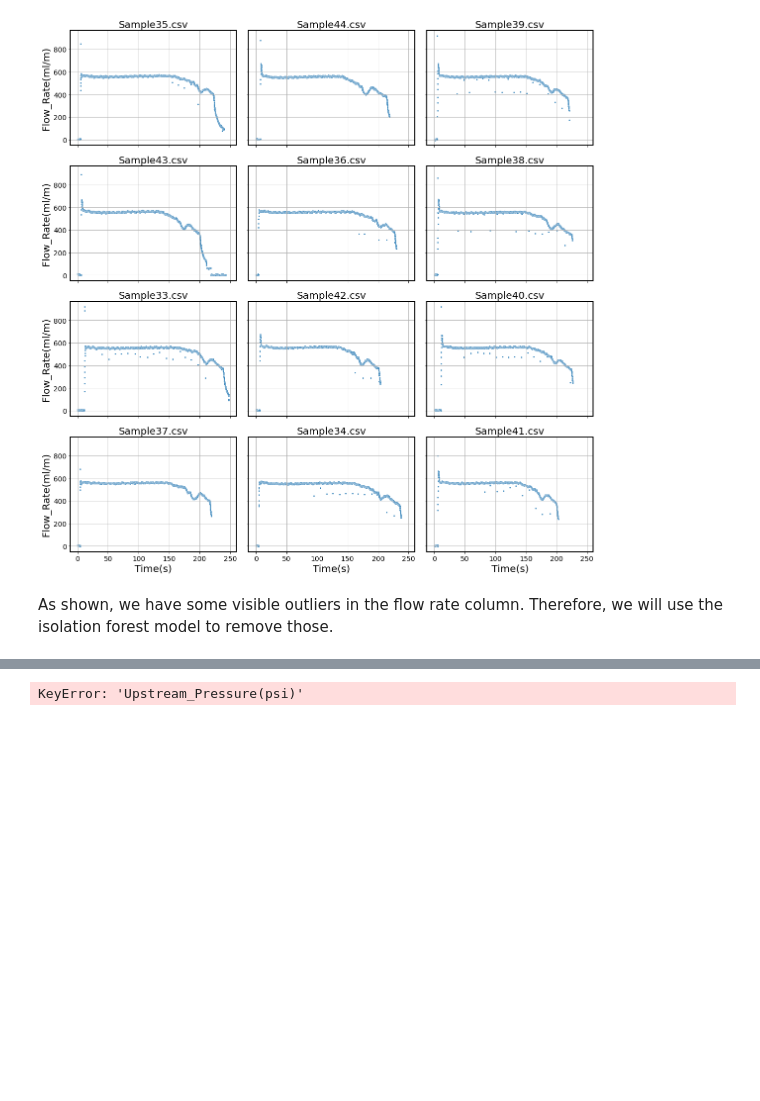
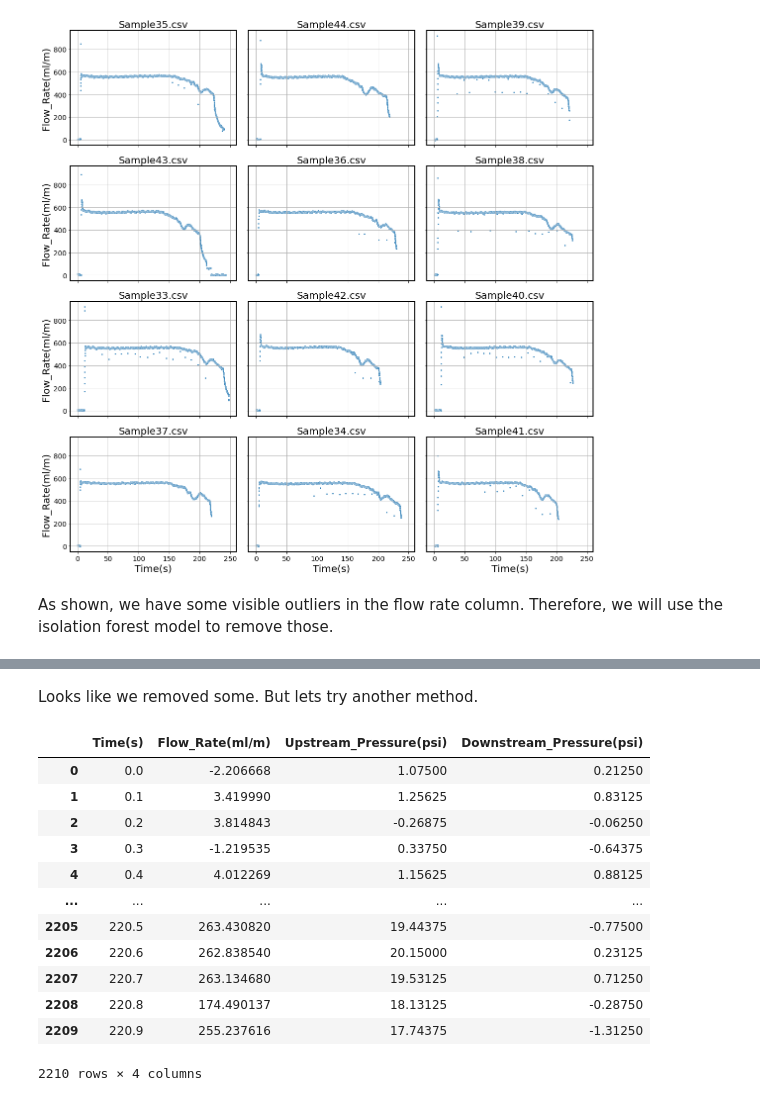
Before and after one commit to AddisonAV/DataChallenge2020, a Jupyter notebook: main.ipynb, the cells around one changed output, grey strips where cells are left out. Drawn from its saved outputs; the diff is of its cells as text; code cells hidden in the pictures; blank space fills up the shorter version.

```diff
--- a/main.ipynb
+++ b/main.ipynb
@@ -164,12 +64,2 @@ df_test
-# %%
-UP_Pessure = np.array(df_test['Upstream_Pressure(psi)'])
-D_Pressure = np.array(df_test['Downstream_Pressure(psi)'])
-
-pressure = UP_Pessure-D_Pressure
-
-df_test = df_test.drop(['Flow_Rate(ml/m)', 'Upstream_Pressure(psi)','Downstream_Pressure(psi)'], axis =1)
-
-df_test['pressure_drop'] = pressure
-df_test
-# %% [output]
-KeyError: 'Upstream_Pressure(psi)'
+# %%
+df_example = large_dataframes[2].copy()
@@ -175,0 +73,2 @@ KeyError: 'Upstream_Pressure(psi)'
+# %% [markdown]
+Looks like we removed some. But lets try another method.
@@ -175,0 +81,16 @@ KeyError: 'Upstream_Pressure(psi)'
+# %%
+df_example
+# %% [output]
+|  | Time(s) | Flow_Rate(ml/m) | Upstream_Pressure(psi) | Downstream_Pressure(psi) |
+| 0 | 0.0 | -2.206668 | 1.07500 | 0.21250 |
+| 1 | 0.1 | 3.419990 | 1.25625 | 0.83125 |
+| 2 | 0.2 | 3.814843 | -0.26875 | -0.06250 |
+| 3 | 0.3 | -1.219535 | 0.33750 | -0.64375 |
+| 4 | 0.4 | 4.012269 | 1.15625 | 0.88125 |
+| ... | ... | ... | ... | ... |
+| 2205 | 220.5 | 263.430820 | 19.44375 | -0.77500 |
+| 2206 | 220.6 | 262.838540 | 20.15000 | 0.23125 |
+| 2207 | 220.7 | 263.134680 | 19.53125 | 0.71250 |
+| 2208 | 220.8 | 174.490137 | 18.13125 | -0.28750 |
+| 2209 | 220.9 | 255.237616 | 17.74375 | -1.31250 |
+2210 rows × 4 columns
```
Also changed, not shown: parts of 36 cells of this notebook, 36 other files.
